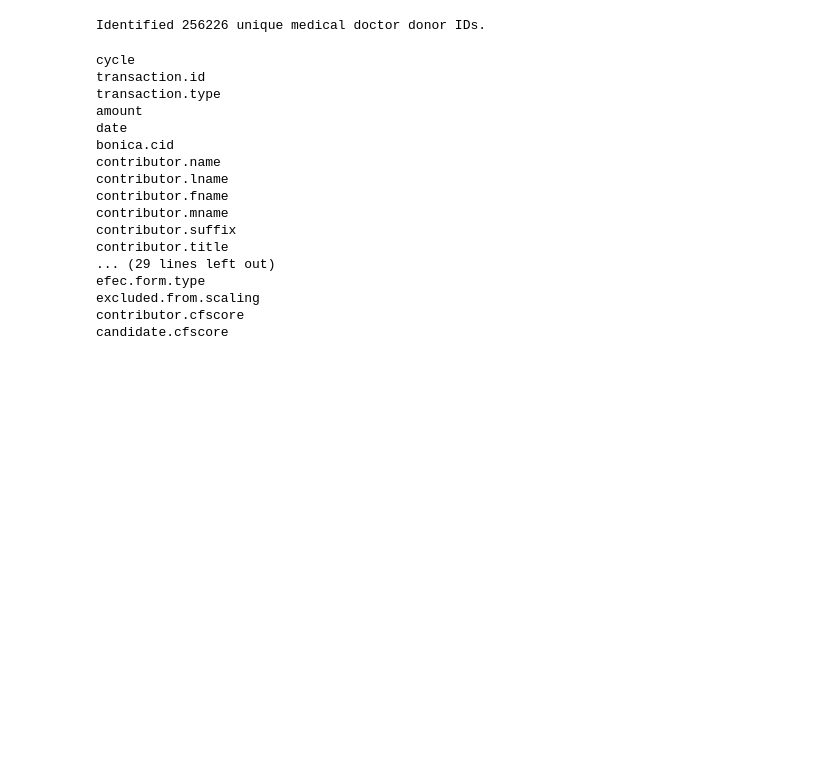
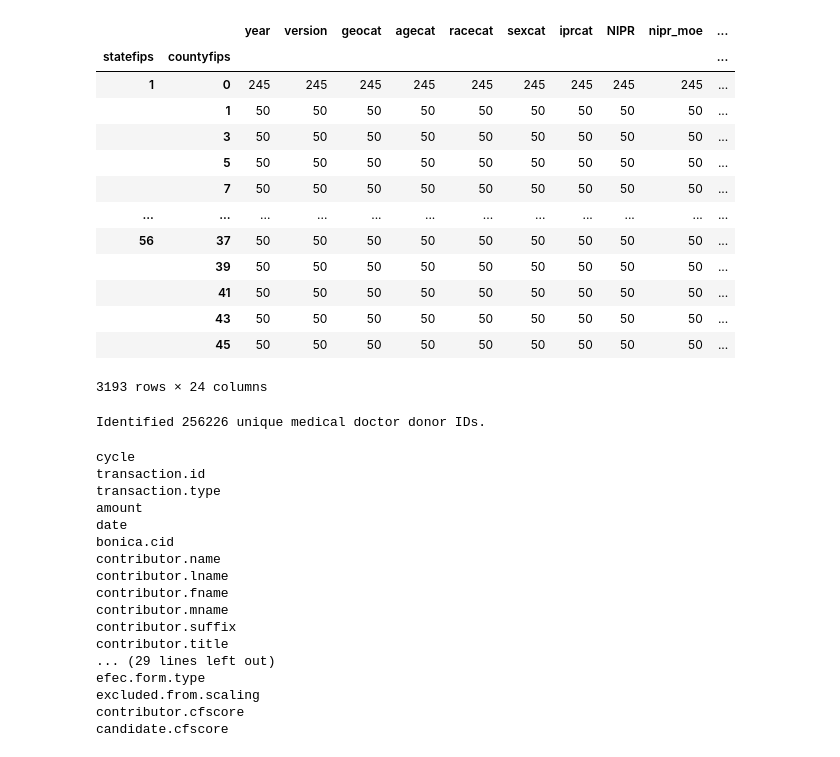
Before and after one commit to sidsatya/physicianspolarization, a Jupyter notebook: explore.ipynb, the cells around one changed output. Cells and saved outputs as stored; diff of their text form; code cells hidden in the pictures; blank space fills up the shorter version.

```diff
--- a/explore.ipynb
+++ b/explore.ipynb
@@ -3,6 +3,6 @@ import pandas as pd
 import numpy as np
 import matplotlib.pyplot as plt
 # %%
-county_data = pd.read_csv('data/county_insurance_rates/sahie_2008.csv')
+county_data = pd.read_csv('data/county_insurance_rates/sahie_2008.csv', skiprows=79)
 county_data
 # %% [output]
@@ -10,3 +22,22 @@ ParserError: Error tokenizing data. C error: Expected 1 fields in line 5, saw 2
+# %%
+county_data.columns = [c.strip() for c in county_data.columns]
+# %%
+county_data.groupby(["statefips", "countyfips"]).agg('count')
+# %% [output]
+|  |  | year | version | geocat | agecat | racecat | sexcat | iprcat | NIPR | nipr_moe | ... |
+| statefips | countyfips |  |  |  |  |  |  |  |  |  | ... |
+| 1 | 0 | 245 | 245 | 245 | 245 | 245 | 245 | 245 | 245 | 245 | ... |
+|  | 1 | 50 | 50 | 50 | 50 | 50 | 50 | 50 | 50 | 50 | ... |
+|  | 3 | 50 | 50 | 50 | 50 | 50 | 50 | 50 | 50 | 50 | ... |
+|  | 5 | 50 | 50 | 50 | 50 | 50 | 50 | 50 | 50 | 50 | ... |
+|  | 7 | 50 | 50 | 50 | 50 | 50 | 50 | 50 | 50 | 50 | ... |
+| ... | ... | ... | ... | ... | ... | ... | ... | ... | ... | ... | ... |
+| 56 | 37 | 50 | 50 | 50 | 50 | 50 | 50 | 50 | 50 | 50 | ... |
+|  | 39 | 50 | 50 | 50 | 50 | 50 | 50 | 50 | 50 | 50 | ... |
+|  | 41 | 50 | 50 | 50 | 50 | 50 | 50 | 50 | 50 | 50 | ... |
+|  | 43 | 50 | 50 | 50 | 50 | 50 | 50 | 50 | 50 | 50 | ... |
+|  | 45 | 50 | 50 | 50 | 50 | 50 | 50 | 50 | 50 | 50 | ... |
+3193 rows × 24 columns
 # %%
 cd_pvs = pd.read_csv('data/brr_jama-im/data/cd_pvs.csv')
 md_donors = pd.read_csv('data/brr_jama-im/data/md_donors.csv')
```
Also changed, not shown: parts of 1 cell of this notebook, 3 other files.
